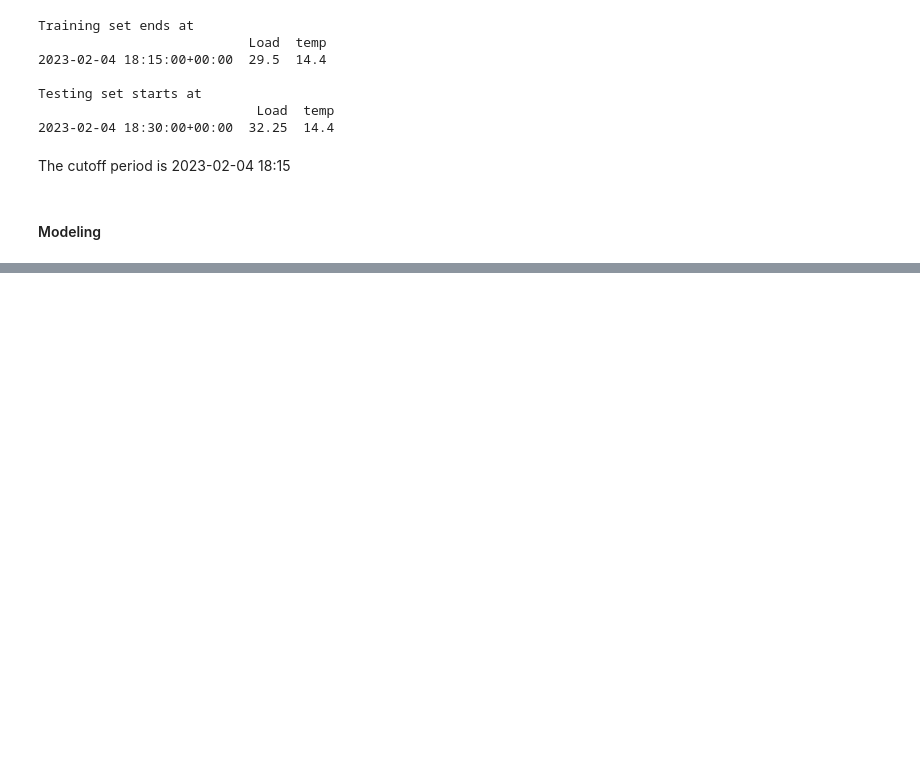
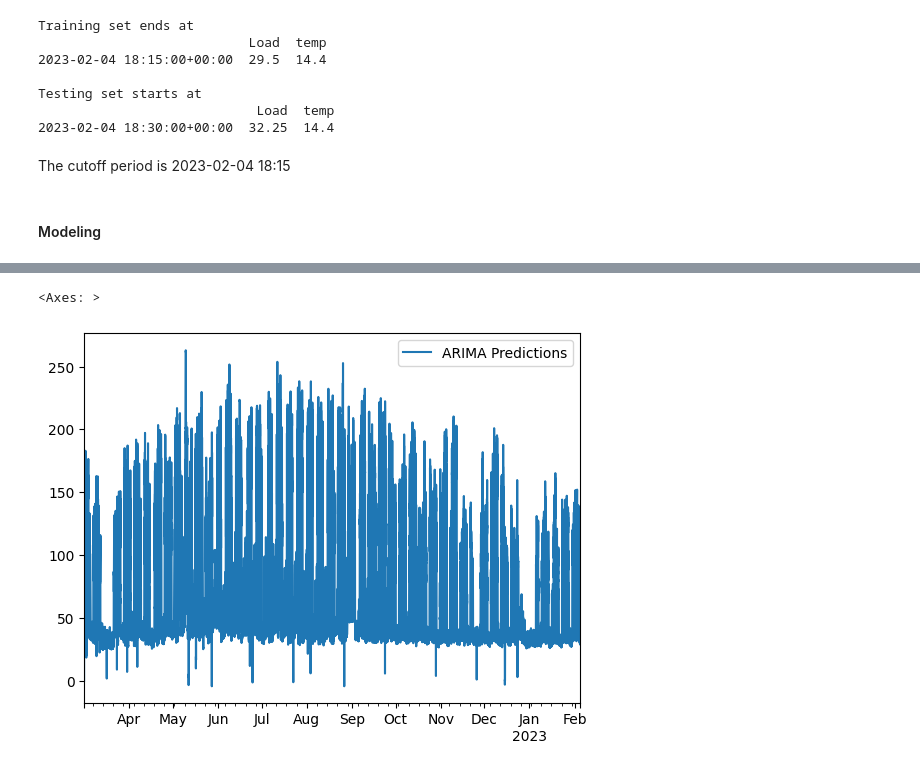
Before and after one commit to khadija267/Load-Time-Series-Forecasting, a Jupyter notebook: lsc_load_prediction.ipynb, the cells around one changed output, grey strips where cells are left out. Saved outputs shown, nothing was run; the diff lists cells and outputs as text; code cells hidden in the pictures; blank space fills up the shorter version.

```diff
--- a/lsc_load_prediction.ipynb
+++ b/lsc_load_prediction.ipynb
@@ -462,0 +500,5 @@ The cutoff period is 2023-02-04 18:15
+# %%
+pred.plot(legend=True)
+# %% [output]
+<Axes: >
+[figure, added]
```
Also changed, not shown: parts of 42 cells of this notebook.
